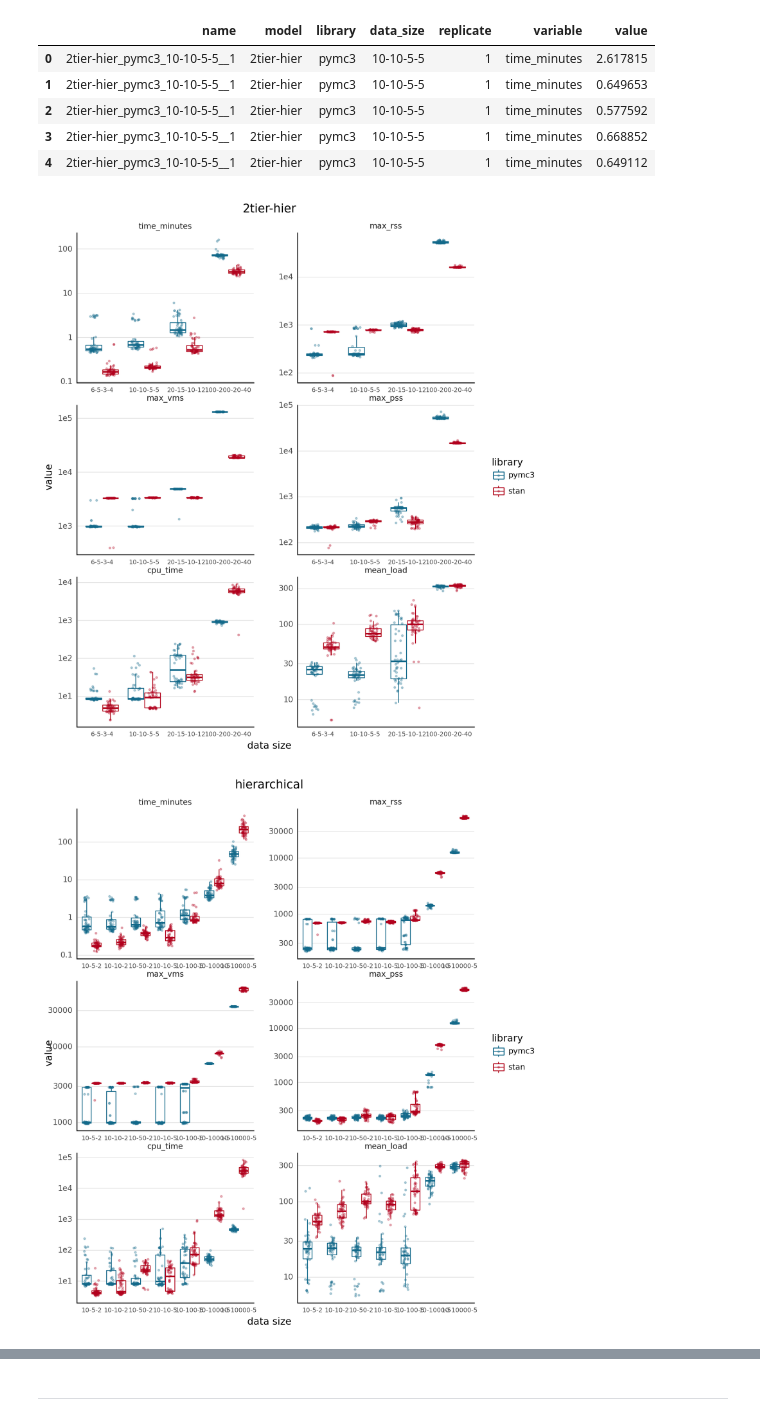
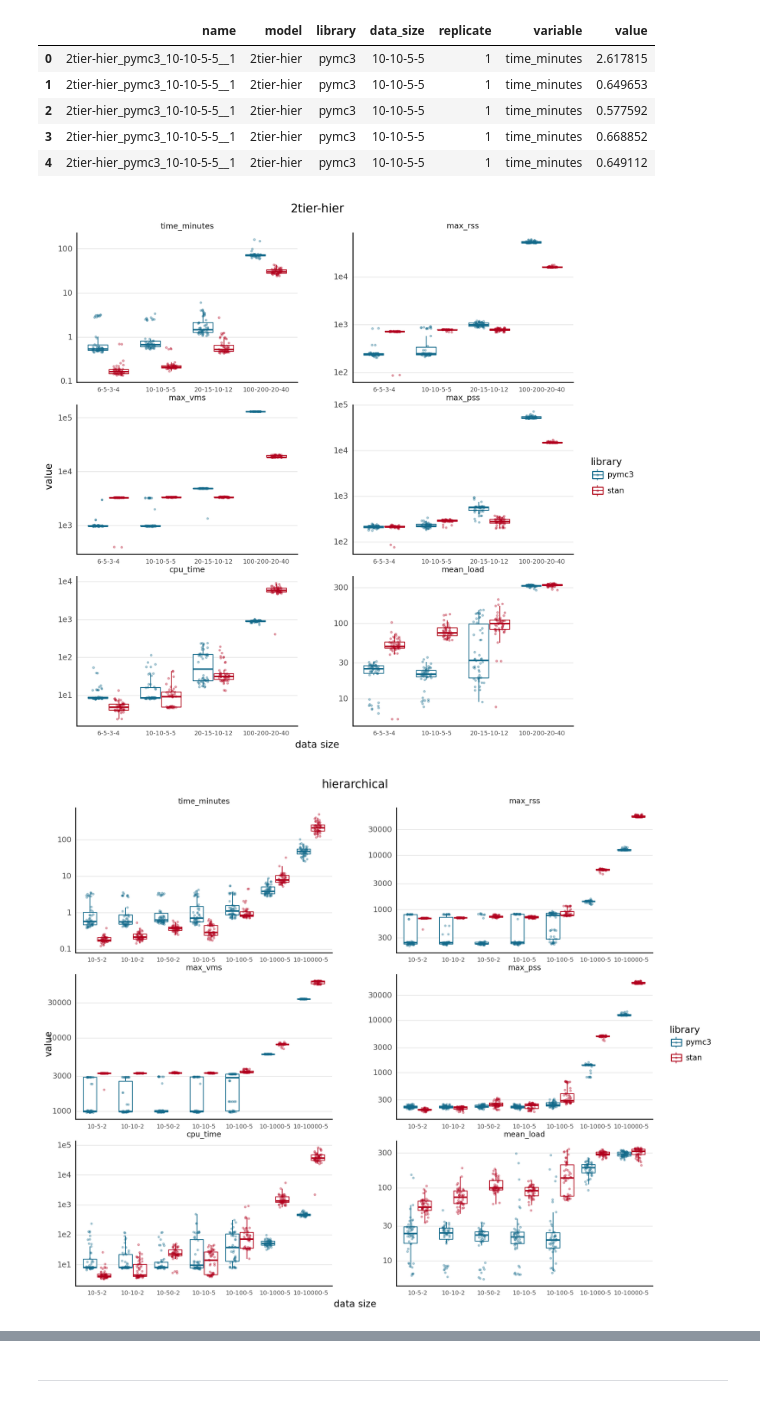
Before and after one commit to jhrcook/pymc3-stan-comparison, a Jupyter notebook: docs/index.ipynb, the cells around one changed output, grey strips where cells are left out. Cells and saved outputs as stored; diff of their text form; code cells hidden in the pictures.

```diff
--- a/docs/index.ipynb
+++ b/docs/index.ipynb
@@ -127,46 +127,46 @@ benchmarks_long.head()
 | 2 | 2tier-hier_pymc3_10-10-5-5__1 | 2tier-hier | pymc3 | 10-10-5-5 | 1 | time_minutes | 0.577592 |
 | 3 | 2tier-hier_pymc3_10-10-5-5__1 | 2tier-hier | pymc3 | 10-10-5-5 | 1 | time_minutes | 0.668852 |
 | 4 | 2tier-hier_pymc3_10-10-5-5__1 | 2tier-hier | pymc3 | 10-10-5-5 | 1 | time_minutes | 0.649112 |
+# %%
+def order_data_sizes_by_average_value(
+    df: pd.DataFrame, variable: str, col: str = "value"
+) -> pd.DataFrame:
+    x_order = (
+        df.copy()
+        .query(f"variable == '{variable}'")
+        .groupby(["data_size"])[col]
+        .mean()
+        .reset_index(drop=False)
+        .sort_values(col)["data_size"]
+    )
+    df["data_size"] = pd.Categorical(df["data_size"], categories=x_order, ordered=True)
+    return df
 # %%
-from typing import Sequence
-
-
-def order_data_sizes_by_average_value(df: pd.DataFrame, variable: str) -> pd.DataFrame:
-    x_order = (
-        df.copy()
-        .query(f"variable == '{variable}'")
-        .groupby(["data_size"])["value"]
-        .mean()
-        .reset_index(drop=False)
-        .sort_values("value")["data_size"]
-    )
-    df["data_size"] = pd.Categorical(df["data_size"], categories=x_order, ordered=True)
-    return df
-
-
 dpos = gg.position_dodge(width=0.8)
 jpos = gg.position_jitterdodge(jitter_width=0.2, jitter_height=0, dodge_width=0.8)
+
+_fig_width = {"2tier-hier": 10, "hierarchical": 12}
 
 for model in benchmarks_long.model.unique():
     plot_df = (
         benchmarks_long.query(f"model == '{model}'")
         .copy()
         .pipe(order_data_sizes_by_average_value, variable="time_minutes")
     )
     print(
         gg.ggplot(plot_df, gg.aes(x="factor(data_size)", y="value", color="library"))
         + gg.facet_wrap("variable", scales="free", ncol=2)
         + gg.geom_boxplot(outlier_alpha=0, position=dpos)
         + gg.geom_jitter(size=0.7, alpha=0.3, position=jpos)
         + gg.scale_y_log10()
         + gg.scale_color_manual(values=library_pal)
         + gg.theme(
             axis_text_x=gg.element_text(size=7),
             subplots_adjust={"wspace": 0.25, "hspace": 0.15},
-            figure_size=(8, 10),
+            figure_size=(_fig_width.get(model, 8), 10),
         )
         + gg.labs(x="data size", y="value", color="library", title=model)
     )
 # %% [output]
-[figure, old version]
+[figure, new version]
-[figure, old version]
+[figure, new version]
```
Also changed, not shown: parts of 8 cells of this notebook, 1 other file.
